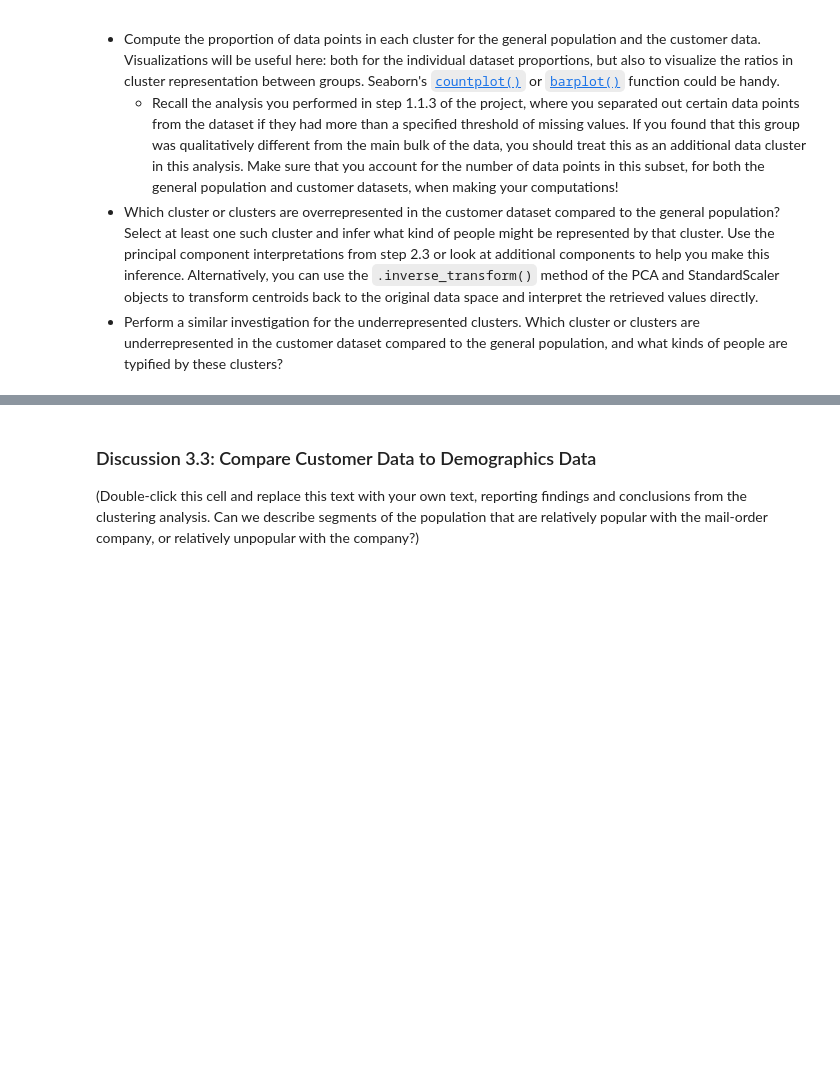
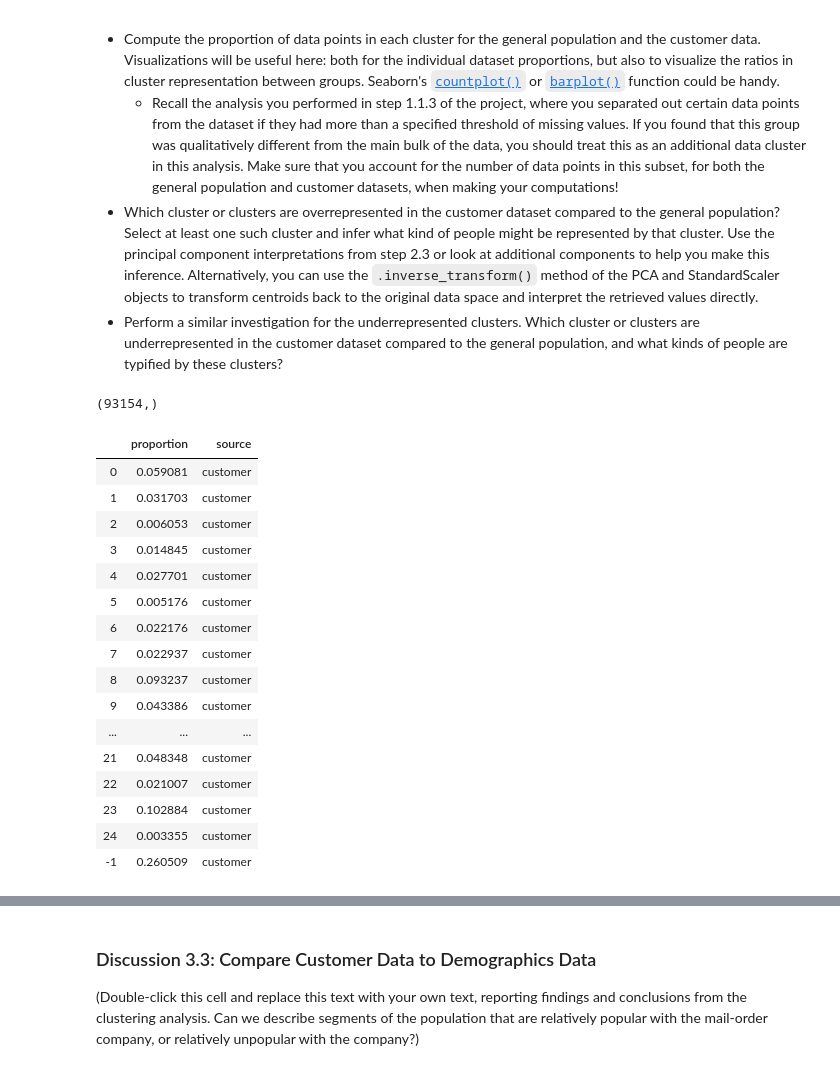
Before and after one commit to vasilkosturski/udacity-ml-intro, a Jupyter notebook: unsupervised-learning/creating-customer-segments/Identify_Customer_Segments.ipynb, the cells around one changed output, grey strips where cells are left out. Cells and saved outputs as stored; diff of their text form; code cells hidden in the pictures; blank space fills up the shorter version.

```diff
--- a/unsupervised-learning/creating-customer-segments/Identify_Customer_Segments.ipynb
+++ b/unsupervised-learning/creating-customer-segments/Identify_Customer_Segments.ipynb
@@ -998,0 +1008,4 @@ Take a look at the following points in this step:
+# %%
+azdias_many_missing_array.shape
+# %% [output]
+(93154,)
@@ -998,0 +1030,20 @@ Take a look at the following points in this step:
+# %%
+customer_proportions
+# %% [output]
+|  | proportion | source |
+| 0 | 0.059081 | customer |
+| 1 | 0.031703 | customer |
+| 2 | 0.006053 | customer |
+| 3 | 0.014845 | customer |
+| 4 | 0.027701 | customer |
+| 5 | 0.005176 | customer |
+| 6 | 0.022176 | customer |
+| 7 | 0.022937 | customer |
+| 8 | 0.093237 | customer |
+| 9 | 0.043386 | customer |
+| ... | ... | ... |
+| 21 | 0.048348 | customer |
+| 22 | 0.021007 | customer |
+| 23 | 0.102884 | customer |
+| 24 | 0.003355 | customer |
+| -1 | 0.260509 | customer |
```
Also changed, not shown: parts of 17 cells of this notebook.
